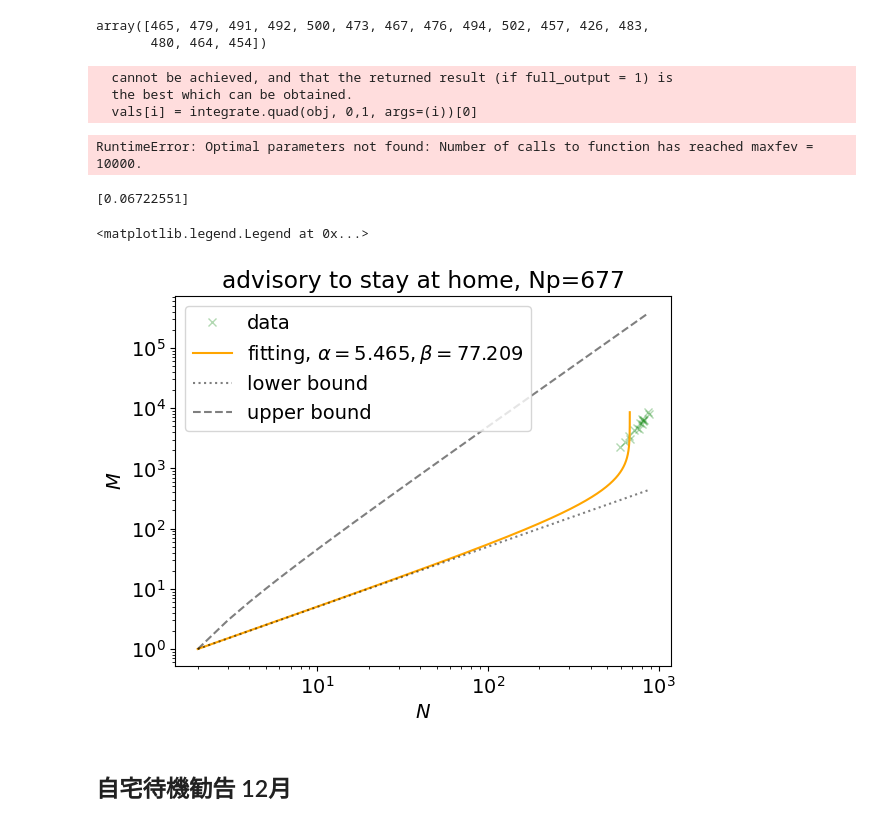
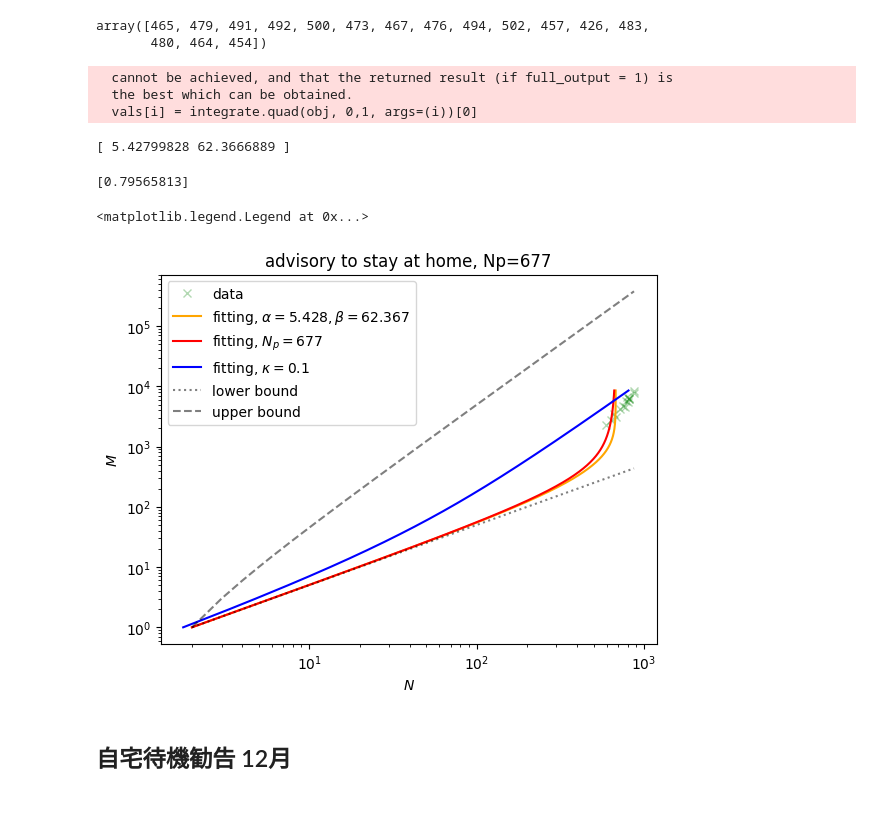
Before and after one commit to yiadka/mobility_scaling, a Jupyter notebook: notebooks/lockdown.ipynb, the cells around one changed output. Drawn from its saved outputs; the diff is of its cells as text; code cells hidden in the pictures.

```diff
--- a/notebooks/lockdown.ipynb
+++ b/notebooks/lockdown.ipynb
@@ -600,7 +600,7 @@ lockdown_relax_2 = pd.DataFrame({'timestamp': timestamp_lockdown_relax[15:31], '
 # lockdown_relax_1について分析
 Np = 677 # histrical dataから求めたNp
 
-params, _ = optimize.curve_fit(Model3_fixed, lockdown_relax_1["edge"], lockdown_relax_1["node"], p0=[3.5, 0.15], maxfev=10000)
+params, _ = optimize.curve_fit(Model3_fixed, lockdown_relax_1["edge"], lockdown_relax_1["node"], p0=[3.5, 0.15], maxfev=50000)
 print(params)
 alpha = params[0]
 beta = params[1]
@@ -608,60 +608,42 @@ beta = params[1]
   cannot be achieved, and that the returned result (if full_output = 1) is
   the best which can be obtained.
   vals[i] = integrate.quad(obj, 0,1, args=(i))[0]
-RuntimeError: Optimal parameters not found: Number of calls to function has reached maxfev = 10000.
+[ 5.42799828 62.3666889 ]
 # %%
-params, _ = optimize.curve_fit(Model1, lockdown_relax_1["edge"], lockdown_relax_1["node"], p0=[0.1], maxfev=10000)
+params, _ = optimize.curve_fit(Model2, lockdown_relax_1["edge"], lockdown_relax_1["node"], p0=[0.1], maxfev=10000)
 print(params)
 # %% [output]
-[0.06722551]
+[0.79565813]
 # %%
 plt.Figure(figsize=(14,7))
 N = lockdown_relax_1['node']
 M = lockdown_relax_1['edge']
 
 x = np.arange(2,np.max(N))
 y = np.arange(1,np.max(M))
 
 # data
 plt.plot(N, M, "x", c="green", alpha=0.3, label = "data")
 
 # model
 plt.plot(Model3(y), y, "-", c="orange", label=f"fitting, $\\alpha={round(alpha, 3)}, \\beta={round(beta, 3)}$")
 
+plt.plot(Model2(y, Np), y, "-", c="red", label=f"fitting, $N_p={Np}$")
 
-"""
-alpha = 2.0
-beta = 1.0
-plt.plot(Model3(y), y, "-", c="red", label=f"fitting, $\\alpha={round(alpha, 3)}, \\beta={round(beta, 3)}$")
-# plt.text(0.05, 0.55, r'$\hat{\alpha}:$ ' + str(round(alpha, 3)), transform=plt.gca().transAxes)
-# plt.text(0.05, 0.50, r'$\hat{\beta}:$ ' + str(round(beta, 3)), transform=plt.gca().transAxes)
-
-alpha = 2.5
-beta = 3.0
-plt.plot(Model3(y), y, "-", c="blue", label=f"fitting, $\\alpha={round(alpha, 3)}, \\beta={round(beta, 3)}$")
-# plt.text(0.05, 0.55, r'$\hat{\alpha}:$ ' + str(round(alpha, 3)), transform=plt.gca().transAxes)
-# plt.text(0.05, 0.50, r'$\hat{\beta}:$ ' + str(round(beta, 3)), transform=plt.gca().transAxes)
-
-
-alpha = 3.0
-beta = 4.0
-plt.plot(Model3(y), y, "-", c="green", label=f"fitting, $\\alpha={round(alpha, 3)}, \\beta={round(beta, 3)}$")
-# plt.text(0.05, 0.55, r'$\hat{\alpha}:$ ' + str(round(alpha, 3)), transform=plt.gca().transAxes)
-# plt.text(0.05, 0.50, r'$\hat{\beta}:$ ' + str(round(beta, 3)), transform=plt.gca().transAxes)
-"""
+plt.plot(Model1(y, kappa=0.1), y, "-", c="blue", label=f"fitting, $\\kappa=0.1$")
 
 # bound and others
 plt.plot(x,x/2, label="lower bound", c = "black", alpha= 0.5, ls = ":")
 plt.plot(x,x*(x-1)/2, label="upper bound", c = "black", alpha = 0.5, ls = "--")
 plt.xscale("log")
 plt.yscale("log")
 plt.xlabel(r"$N$")
 plt.ylabel(r"$M$")
 plt.title("advisory to stay at home, Np="+str(Np))
 plt.legend()
 # %% [output]
 <matplotlib.legend.Legend at 0x...>
-[figure, old version]
+[figure, new version]
 # %% [markdown]
 ## 自宅待機勧告 12月
 # %%
```
